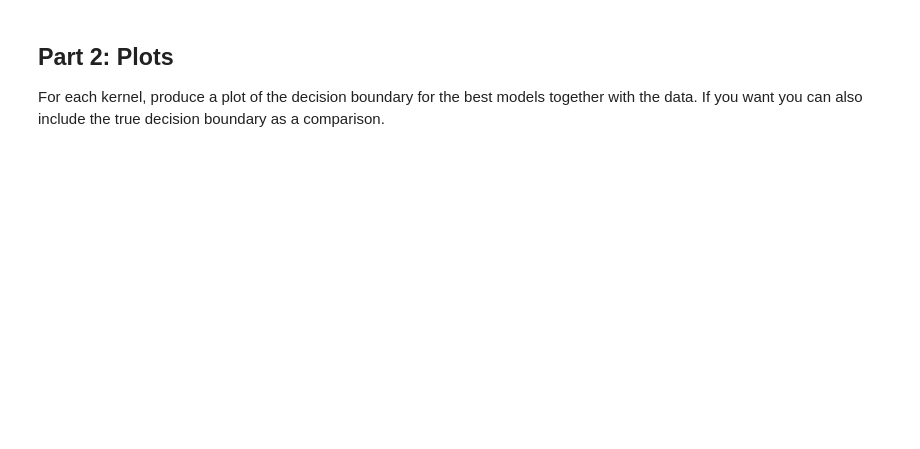
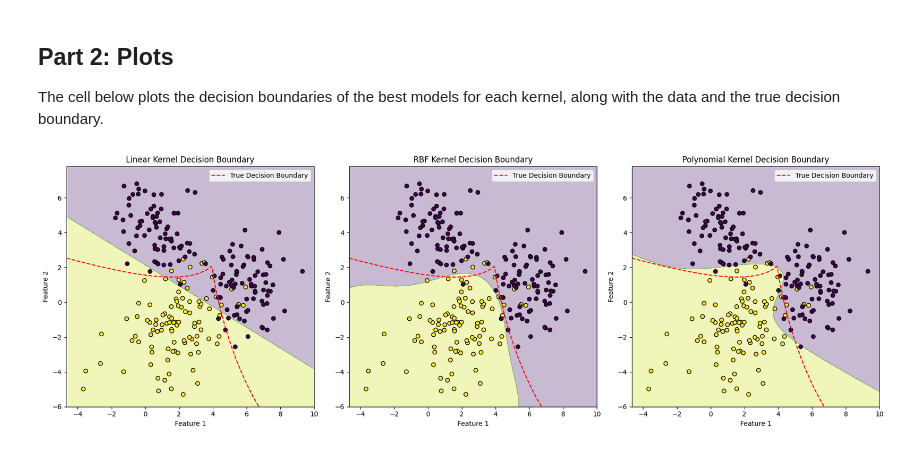
Before and after one commit to Unvares/2DV516-machine-learning, a Jupyter notebook: A3/3) Support Vector Machines/Exercise4_VariousKernels.ipynb, the cells around one changed output. Saved outputs shown, nothing was run; the diff lists cells and outputs as text; code cells hidden in the pictures; blank space fills up the shorter version.

```diff
--- a/A3/3) Support Vector Machines/Exercise4_VariousKernels.ipynb
+++ b/A3/3) Support Vector Machines/Exercise4_VariousKernels.ipynb
@@ -125,5 +257,60 @@ models = grid_search(refined_param_grid)
 # %% [markdown]
 ## Part 2: Plots
 
-For each kernel, produce a plot of the decision boundary for the best models together with the data.
-If you want you can also include the true decision boundary as a comparison.
+The cell below plots the decision boundaries of the best models for each kernel, along with the data and the true decision boundary.
+# %%
+from sklearn.svm import SVC
+import numpy as np
+import matplotlib.pyplot as plt
+
+linear_model = SVC(C=0.1, kernel='linear')
+rbf_model = SVC(C=1, gamma=0.1, kernel='rbf')
+poly_model = SVC(C=1000, gamma=1, degree=3, kernel='poly')
+
+linear_model.fit(X_train, y_train)
+rbf_model.fit(X_train, y_train)
+poly_model.fit(X_train, y_train)
+
+def true_decision_boundary(x):
+    # Use np.clip to ensure the values inside the sqrt are non-negative
+    sqrt_term1 = np.sqrt(np.clip(-724 + 256 * x - 16 * x**2, 0, None))
+    sqrt_term2 = np.sqrt(np.clip(23123 - 6144 * x + 288 * x**2, 0, None))
+    return np.where(
+        x > 3.94,
+        0.5 * (18 - 2 * x - sqrt_term1),
+        0.071 * (174 - 22 * x - sqrt_term2)
+    )
+
+x_min, x_max = X_train.iloc[:, 0].min() - 1, X_train.iloc[:, 0].max() + 1
+y_min, y_max = X_train.iloc[:, 1].min() - 1, X_train.iloc[:, 1].max() + 1
+xx, yy = np.meshgrid(np.arange(x_min, x_max, 0.01), np.arange(y_min, y_max, 0.01))
+
+models = {
+    'Linear Kernel': linear_model,
+    'RBF Kernel': rbf_model,
+    'Polynomial Kernel': poly_model
+}
+
+plt.figure(figsize=(18, 6))
+
+x_values = np.linspace(x_min, x_max, 400)
+y_values = true_decision_boundary(x_values)
+
+for i, (name, model) in enumerate(models.items(), 1):
+    plt.subplot(1, 3, i)
+    Z = model.predict(np.c_[xx.ravel(), yy.ravel()])
+    Z = Z.reshape(xx.shape)
+    plt.contourf(xx, yy, Z, alpha=0.3)
+    plt.scatter(X_train.iloc[:, 0], X_train.iloc[:, 1], c=y_train, edgecolor='k', marker='o')
+    plt.plot(x_values, y_values, 'r--', label='True Decision Boundary')
+    plt.title(f'{name} Decision Boundary')
+    plt.xlabel('Feature 1')
+    plt.ylabel('Feature 2')
+    plt.xlim(right=10)
+    plt.ylim(bottom=-6)
+    plt.legend()
+
+plt.tight_layout()
+plt.show()
+# %% [output]
+[figure, added]
```
Also changed, not shown: parts of 18 cells of this notebook.
